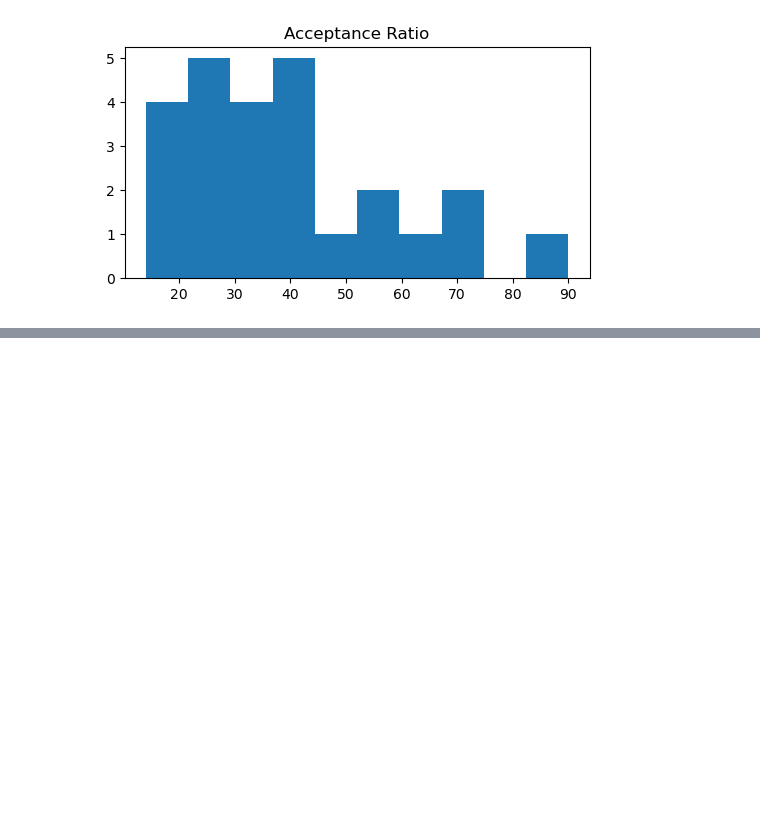
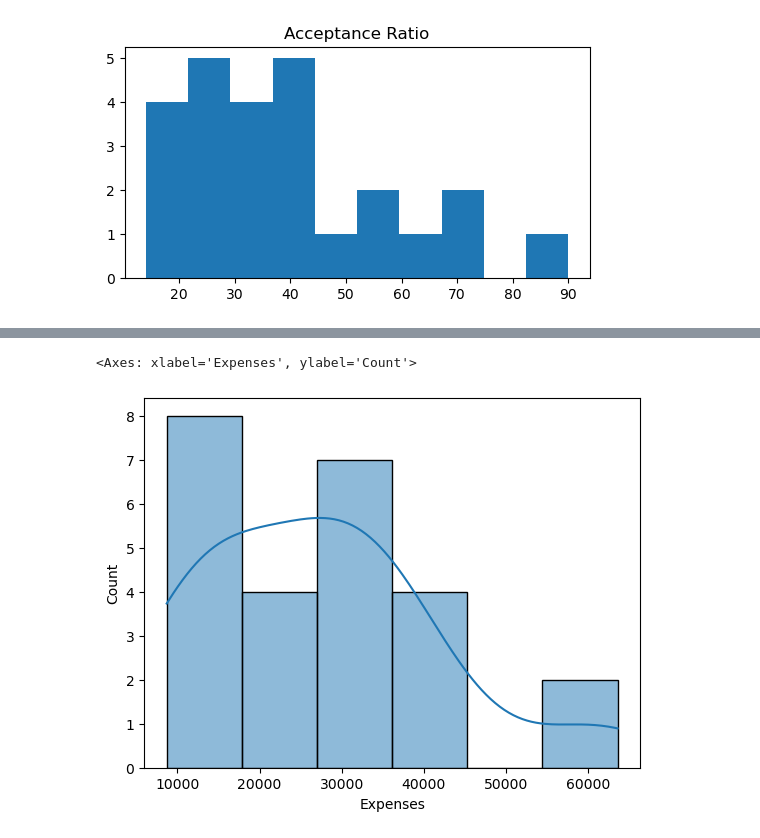
Before and after one commit to AbhinavAlluvada/DevProgram, a Jupyter notebook: Descriptive_Statistics.ipynb, the cells around one changed output, grey strips where cells are left out. Saved outputs shown, nothing was run; the diff lists cells and outputs as text; code cells hidden in the pictures; blank space fills up the shorter version.

```diff
--- a/Descriptive_Statistics.ipynb
+++ b/Descriptive_Statistics.ipynb
@@ -50,0 +60,5 @@ sns.histplot(df1['Accept'] , kde = True)
+# %%
+sns.histplot(df1['Expenses'] , kde = True)
+# %% [output]
+<Axes: xlabel='Expenses', ylabel='Count'>
+[figure, added]
```
Also changed, not shown: parts of 15 cells of this notebook.
